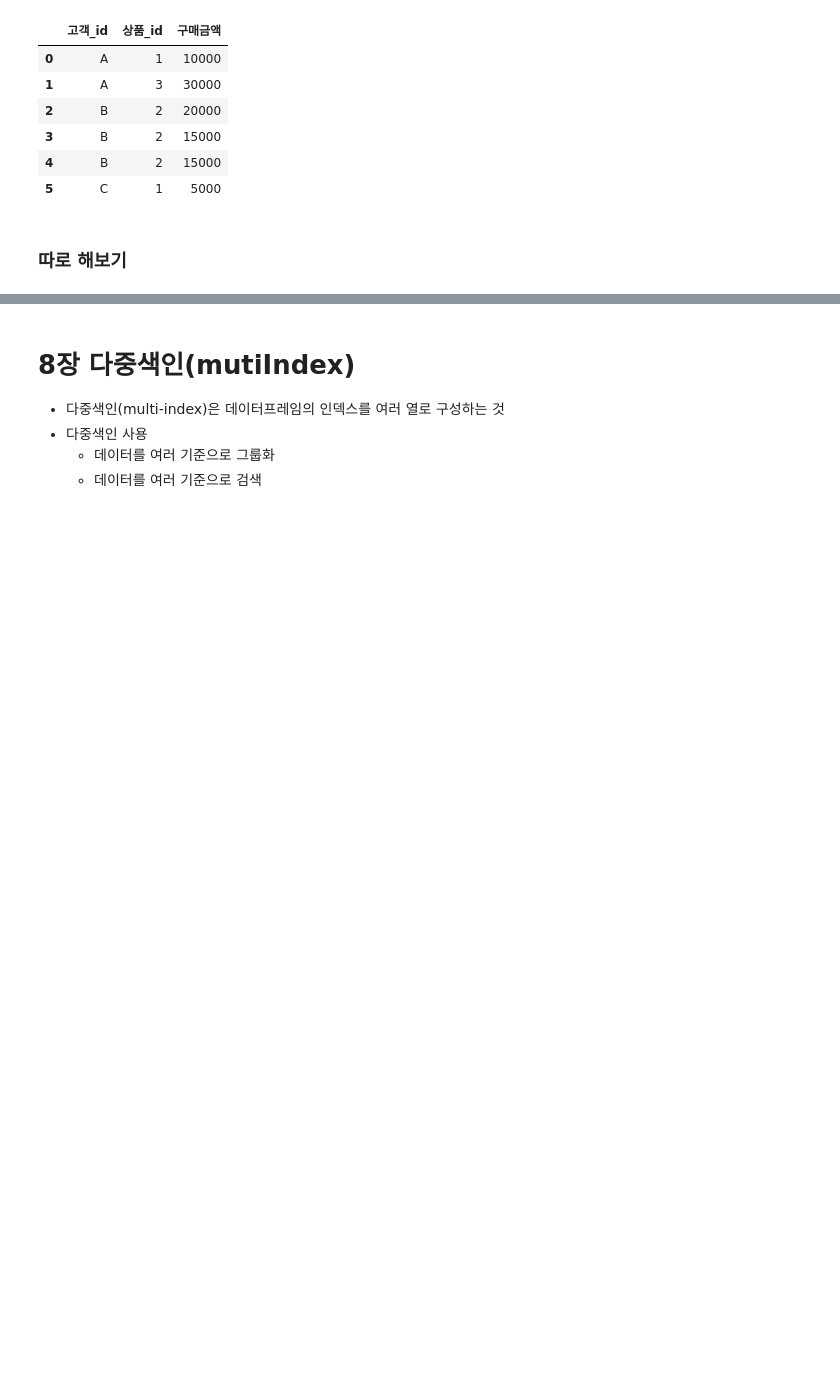
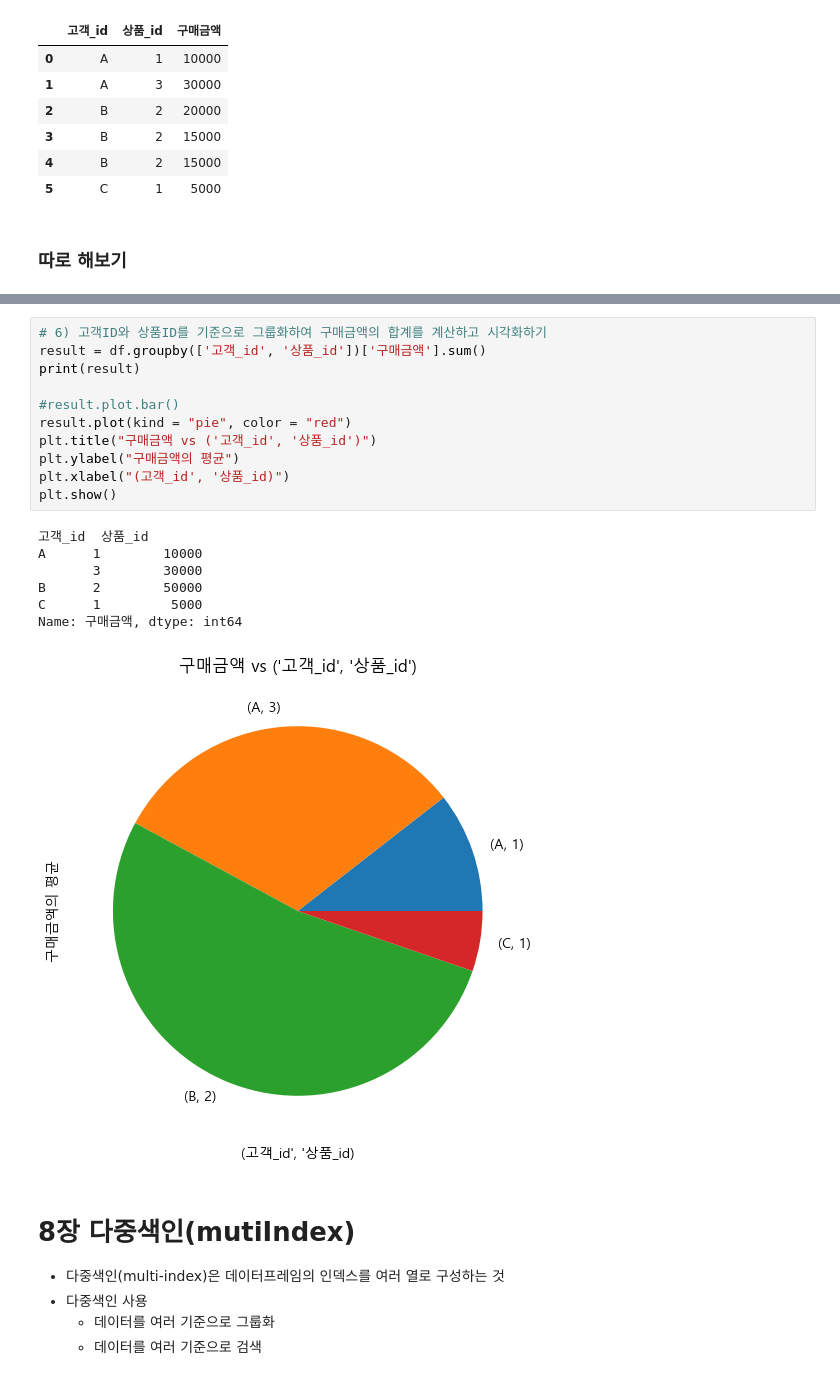
Before and after one commit to ThubanA1pha/python_basic_2, a Jupyter notebook: data_analysis_05_01_class.ipynb, the cells around one changed output, grey strips where cells are left out. Drawn from its saved outputs; the diff is of its cells as text; blank space fills up the shorter version.

```diff
--- a/data_analysis_05_01_class.ipynb
+++ b/data_analysis_05_01_class.ipynb
@@ -214,3 +262,22 @@ df
+# %%
+# 6) 고객ID와 상품ID를 기준으로 그룹화하여 구매금액의 합계를 계산하고 시각화하기
+result = df.groupby(['고객_id', '상품_id'])['구매금액'].sum()
+print(result)
+
+#result.plot.bar()
+result.plot(kind = "pie", color = "red")
+plt.title("구매금액 vs ('고객_id', '상품_id')")
+plt.ylabel("구매금액의 평균")
+plt.xlabel("(고객_id', '상품_id)")
+plt.show()
+# %% [output]
+고객_id  상품_id
+A      1        10000
+       3        30000
+B      2        50000
+C      1         5000
+Name: 구매금액, dtype: int64
+[figure, added]
 # %% [markdown]
 # 8장 다중색인(mutiIndex)
 * 다중색인(multi-index)은 데이터프레임의 인덱스를 여러 열로 구성하는 것
```
Also changed, not shown: parts of 24 cells of this notebook.
